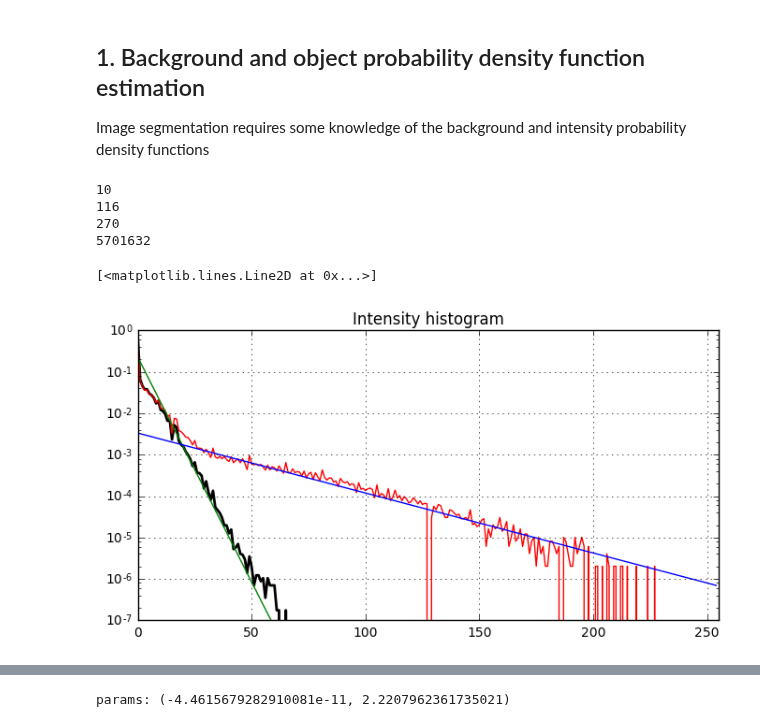
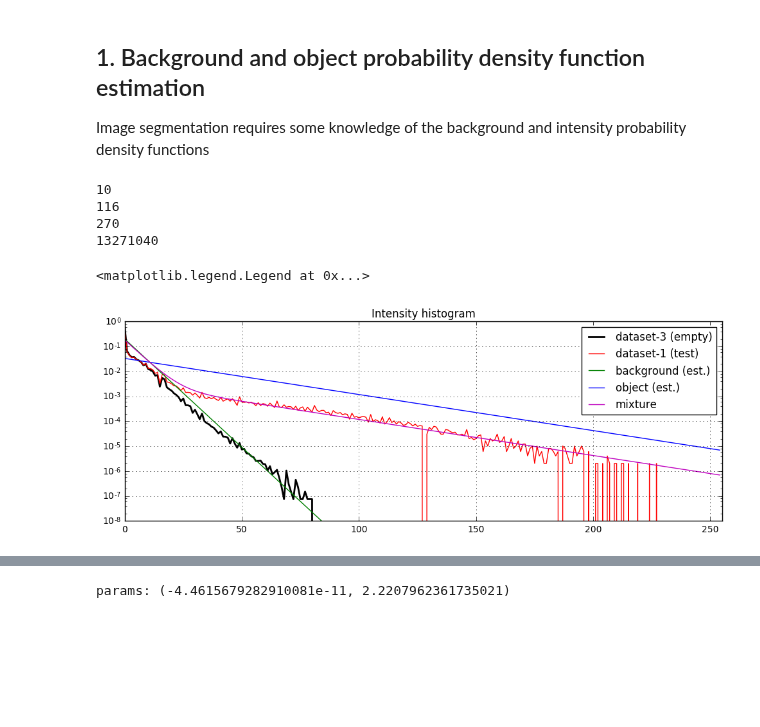
Before and after one commit to pvazteixeira/multibeam, a Jupyter notebook: feature-mrf-dev.ipynb, the cells around one changed output, grey strips where cells are left out. Drawn from its saved outputs; the diff is of its cells as text; code cells hidden in the pictures; blank space fills up the shorter version.

```diff
--- a/feature-mrf-dev.ipynb
+++ b/feature-mrf-dev.ipynb
@@ -38,42 +38,41 @@ def computeHist(image_list, correct=False, bp=np.ones(96), at=np.ones(512)):
 # %%
 image_list_1 = glob('/home/pvt/Workspace/multibeam-classification/dataset-1/*raw.png')
 print len(image_list_1)
 image_list_2 = glob('/home/pvt/Workspace/multibeam-classification/dataset-2/*raw.png') # window set to 2.25m to 11.25m
 print len(image_list_2)
 image_list_3 = glob('/home/pvt/Workspace/multibeam-classification/dataset-3/*raw.png') #
 print len(image_list_3)
 
-h, h_bins, x = computeHist(image_list_2)
+h, h_bins, x = computeHist(image_list_3)
 
 print len(x)
 # print np.sum(hist[0])/49152
 
-plt.figure(figsize=(8,4))
+plt.figure(figsize=(12,4))
 # ax = plt.subplot(1,2,1)
 plt.plot(h_bins[:-1], h/np.sum(h),color='k',linewidth=2.0)
 plt.xlim([0,255])
-# plt.ylim([1e-1,1e2])
-# plt.yscale('log')
-# plt.grid()
-# plt.title('Intensity histogram')
 
 h, h_bins, x = computeHist(image_list_1)
 # ax = plt.subplot(1,2,2)
 plt.plot(h_bins[:-1], h/np.sum(h),color='r')
 plt.xlim([0,255])
-plt.ylim([1e-7,1e0])
+plt.ylim([1e-8,1e0])
 plt.yscale('log')
 plt.grid()
 plt.title('Intensity histogram')
 
-de = 0.9*expon.pdf(h_bins[:-1],0, 4)
-plt.plot(h_bins[:-1], de,color='g')
-de = 0.1*expon.pdf(h_bins[:-1],0, 30.0)
-plt.plot(h_bins[:-1], de,color='b')
+de_bg = expon.pdf(h_bins[:-1],0, 5)
+plt.plot(h_bins[:-1], de_bg,color='g')
+de_obj = expon.pdf(h_bins[:-1],0, 30.0)
+plt.plot(h_bins[:-1], de_obj,color='b')
+plt.plot(h_bins[:-1], 0.9*de_bg+0.1*de_obj,color='m')
+
+plt.legend(('dataset-3 (empty)','dataset-1 (test)','background (est.)','object (est.)','mixture'))
 # %% [output]
 10
 116
 270
-5701632
+13271040
-[<matplotlib.lines.Line2D at 0x...>]
+<matplotlib.legend.Legend at 0x...>
-[figure, old version]
+[figure, new version]
```
Also changed, not shown: parts of 7 cells of this notebook.
